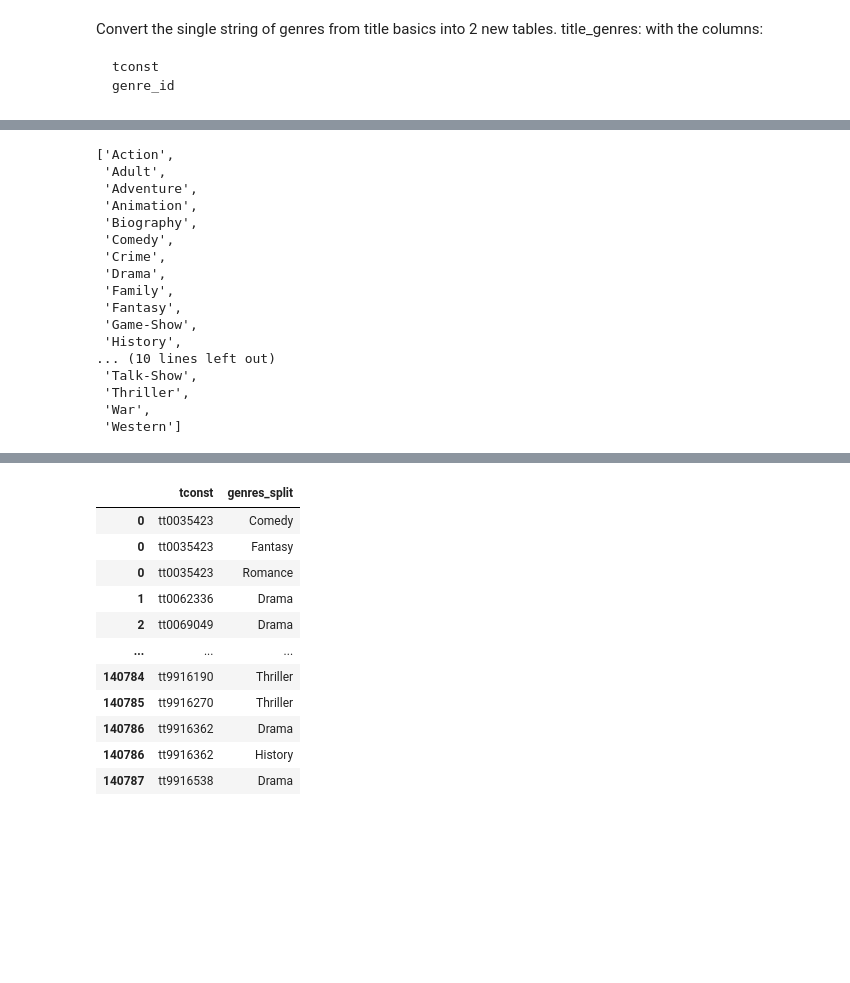
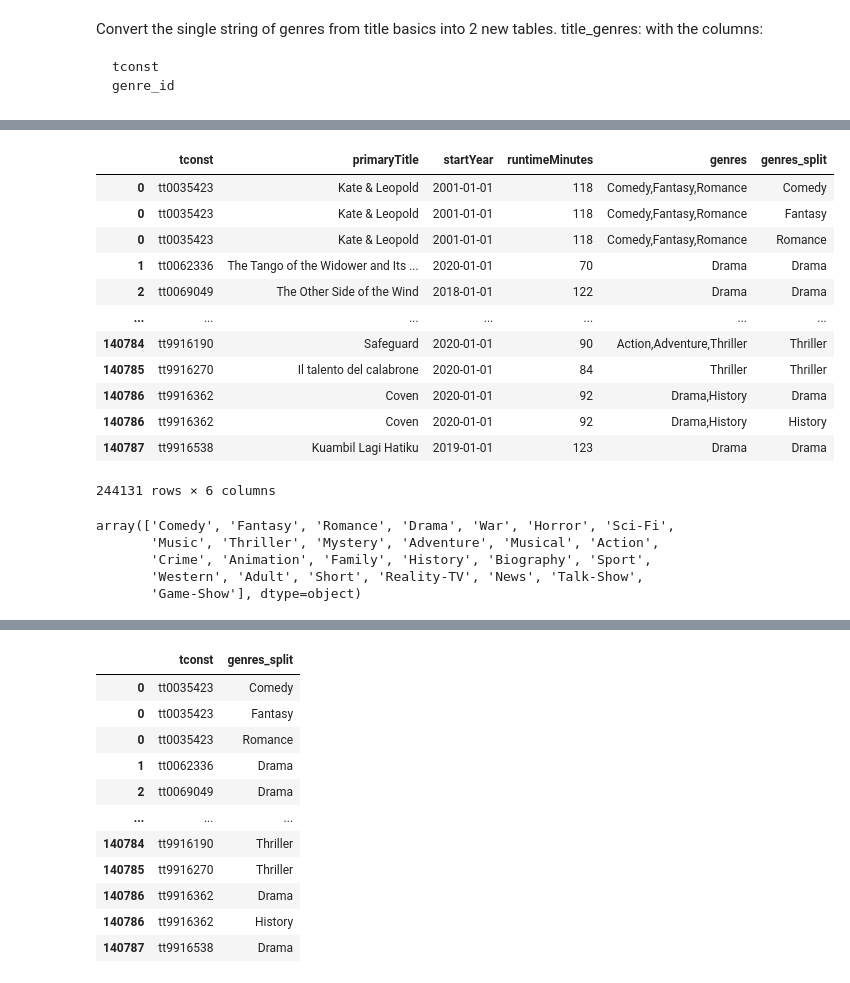
Before and after one commit to starkjones/IMDB-Queries, a Jupyter notebook: Project 3 IMBD Queries Part 3.ipynb, the cells around one changed output, grey strips where cells are left out. Drawn from its saved outputs; the diff is of its cells as text; code cells hidden in the pictures; blank space fills up the shorter version.

```diff
--- a/Project 3 IMBD Queries Part 3.ipynb
+++ b/Project 3 IMBD Queries Part 3.ipynb
@@ -92,24 +97,35 @@ xgenres
-# %%
-# List of unique genres sorted alphabetically:
-
-ugenres = sorted(xgenres['genres_split'].unique())
-
-ugenres
-# %% [output]
-['Action',
- 'Adult',
- 'Adventure',
- 'Animation',
- 'Biography',
- 'Comedy',
- 'Crime',
- 'Drama',
- 'Family',
- 'Fantasy',
- 'Game-Show',
- 'History',
-... (10 lines left out)
- 'Talk-Show',
- 'Thriller',
- 'War',
- 'Western']
+# %%
+# Use of .explode() to separate the list of genres into new rows:
+
+exploded_genres = bdf.explode('genres_split')
+exploded_genres
+# %% [output]
+|  | tconst | primaryTitle | startYear | runtimeMinutes | genres | genres_split |
+| 0 | tt0035423 | Kate & Leopold | 2001-01-01 | 118 | Comedy,Fantasy,Romance | Comedy |
+| 0 | tt0035423 | Kate & Leopold | 2001-01-01 | 118 | Comedy,Fantasy,Romance | Fantasy |
+| 0 | tt0035423 | Kate & Leopold | 2001-01-01 | 118 | Comedy,Fantasy,Romance | Romance |
+| 1 | tt0062336 | The Tango of the Widower and Its ... | 2020-01-01 | 70 | Drama | Drama |
+| 2 | tt0069049 | The Other Side of the Wind | 2018-01-01 | 122 | Drama | Drama |
+| ... | ... | ... | ... | ... | ... | ... |
+| 140784 | tt9916190 | Safeguard | 2020-01-01 | 90 | Action,Adventure,Thriller | Thriller |
+| 140785 | tt9916270 | Il talento del calabrone | 2020-01-01 | 84 | Thriller | Thriller |
+| 140786 | tt9916362 | Coven | 2020-01-01 | 92 | Drama,History | Drama |
+| 140786 | tt9916362 | Coven | 2020-01-01 | 92 | Drama,History | History |
+| 140787 | tt9916538 | Kuambil Lagi Hatiku | 2019-01-01 | 123 | Drama | Drama |
+244131 rows × 6 columns
+# %%
+# Get the string column converted to a list of strings in each row:
+
+xgenres = bdf['genres'].str.split(",")
+
+# Explode the series  using .epxlode() and take the unique () entries only.
+
+unique_genres = xgenres.explode().unique()
+
+unique_genres
+# %% [output]
+array(['Comedy', 'Fantasy', 'Romance', 'Drama', 'War', 'Horror', 'Sci-Fi',
+       'Music', 'Thriller', 'Mystery', 'Adventure', 'Musical', 'Action',
+       'Crime', 'Animation', 'Family', 'History', 'Biography', 'Sport',
+       'Western', 'Adult', 'Short', 'Reality-TV', 'News', 'Talk-Show',
+       'Game-Show'], dtype=object)
```
Also changed, not shown: parts of 36 cells of this notebook, 4 other files.
